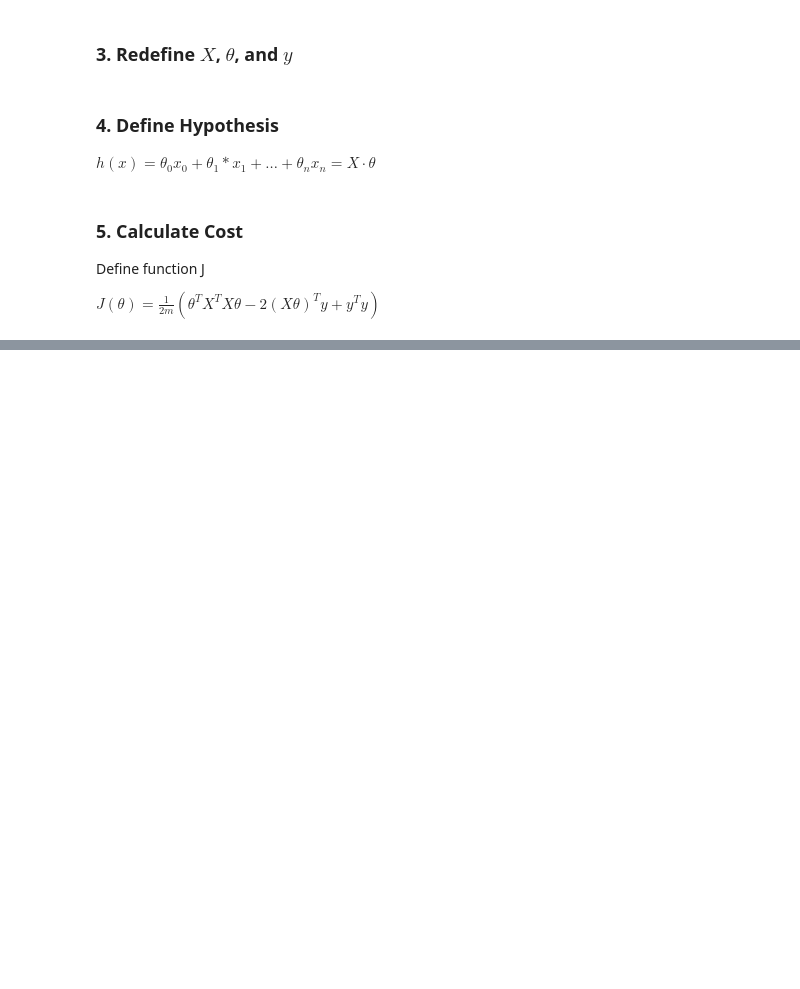
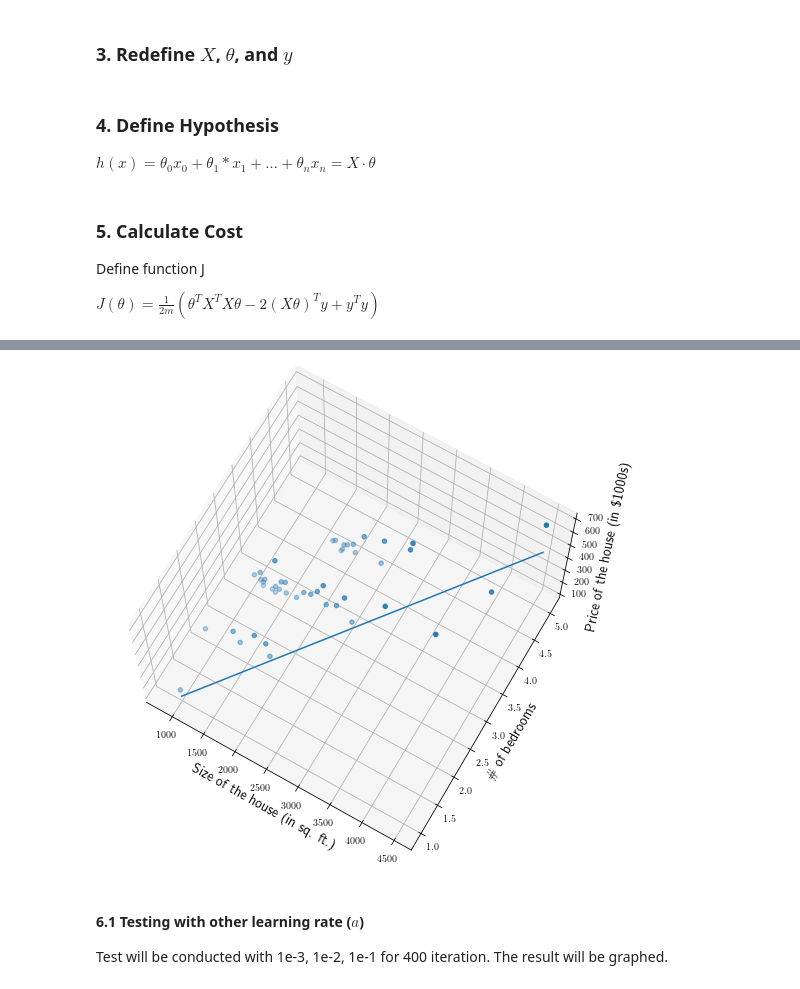
Before and after one commit to Jae0143/linear_regression, a Jupyter notebook: linear_regression_implement.ipynb, the cells around one changed output, grey strips where cells are left out. Drawn from its saved outputs; the diff is of its cells as text; code cells hidden in the pictures; blank space fills up the shorter version.

```diff
--- a/linear_regression_implement.ipynb
+++ b/linear_regression_implement.ipynb
@@ -159,0 +233,19 @@ def multi_cost(X, y, theta):
+# %%
+width, height = [9,9]
+fig = plt.figure(figsize=(width,height))
+ax = fig.add_subplot(projection='3d')
+ax.scatter(df_2.iloc[:, 0], df_2.iloc[:, 1], df_2.iloc[:, 2])
+ax.plot(x1_val, x2_val, prediction)
+# Labels of axis
+ax.set_xlabel(df_2.columns[0], fontsize= axis_font_size )
+ax.set_ylabel(df_2.columns[1], fontsize = axis_font_size )
+ax.set_zlabel(df_2.columns[2], fontsize = axis_font_size )
+
+ax.view_init(elev = 70)
+#plt.savefig("multi_var_relationship", dpi = 300)
+plt.show()
+# %% [output]
+[figure, added]
+# %% [markdown]
+#### 6.1 Testing with other learning rate ($a$)
+Test will be conducted with 1e-3, 1e-2, 1e-1 for 400 iteration. The result will be graphed.
```
Also changed, not shown: parts of 19 cells of this notebook, 1 other file.
